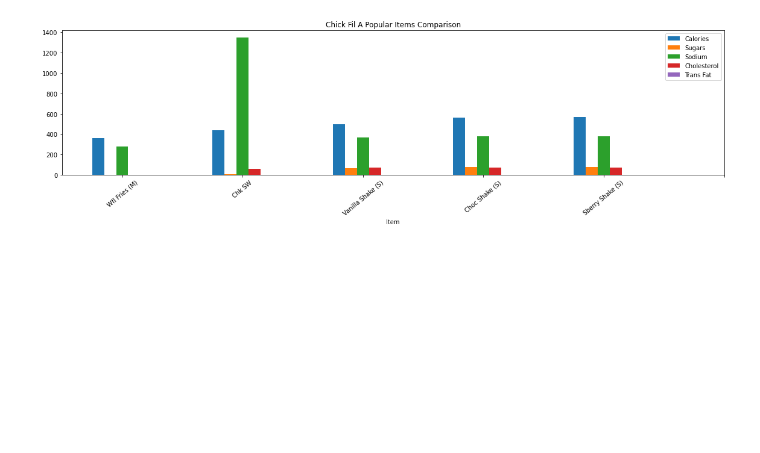
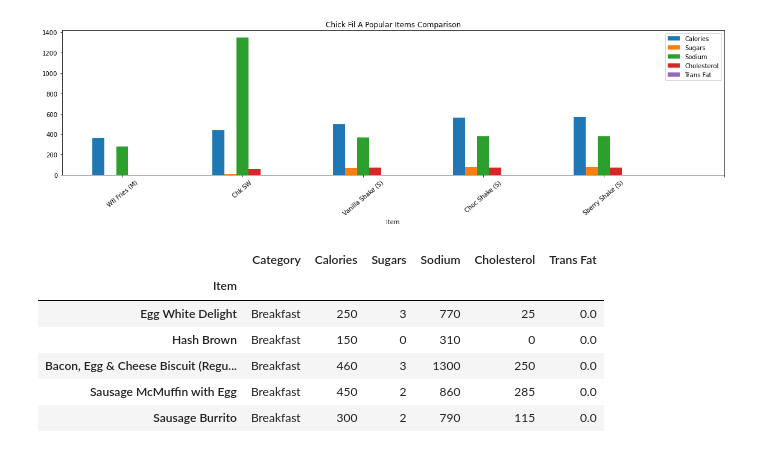
Before and after one commit to han0620-git/project_I, a Jupyter notebook: Han/workbook.ipynb, the cells around one changed output. Cells and saved outputs as stored; diff of their text form; code cells hidden in the pictures; blank space fills up the shorter version.

```diff
--- a/Han/workbook.ipynb
+++ b/Han/workbook.ipynb
@@ -249,3 +249,16 @@ plt.savefig("../Resources/chick_popular")
 plt.show()
 # %% [output]
 [figure]
+# %%
+rows = ["Egg White Delight", "Hash Brown", "Bacon, Egg & Cheese Biscuit (Regular Biscuit)", "Sausage McMuffin with Egg", "Sausage Burrito"]
+breakfast_mc_df = popular_mc_df.loc[rows]
+
+breakfast_mc_df
+# %% [output]
+|  | Category | Calories | Sugars | Sodium | Cholesterol | Trans Fat |
+| Item |  |  |  |  |  |  |
+| Egg White Delight | Breakfast | 250 | 3 | 770 | 25 | 0.0 |
+| Hash Brown | Breakfast | 150 | 0 | 310 | 0 | 0.0 |
+| Bacon, Egg & Cheese Biscuit (Regu... | Breakfast | 460 | 3 | 1300 | 250 | 0.0 |
+| Sausage McMuffin with Egg | Breakfast | 450 | 2 | 860 | 285 | 0.0 |
+| Sausage Burrito | Breakfast | 300 | 2 | 790 | 115 | 0.0 |
```
Also changed, not shown: parts of 3 cells of this notebook.
